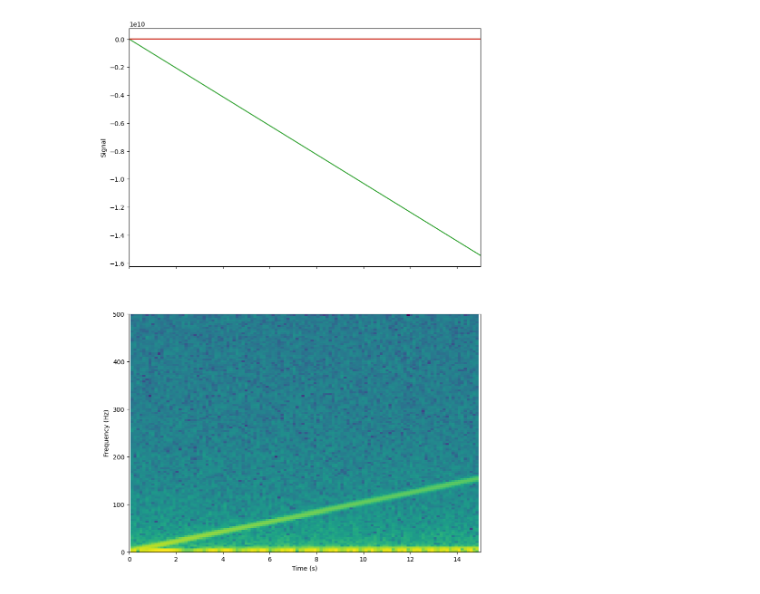
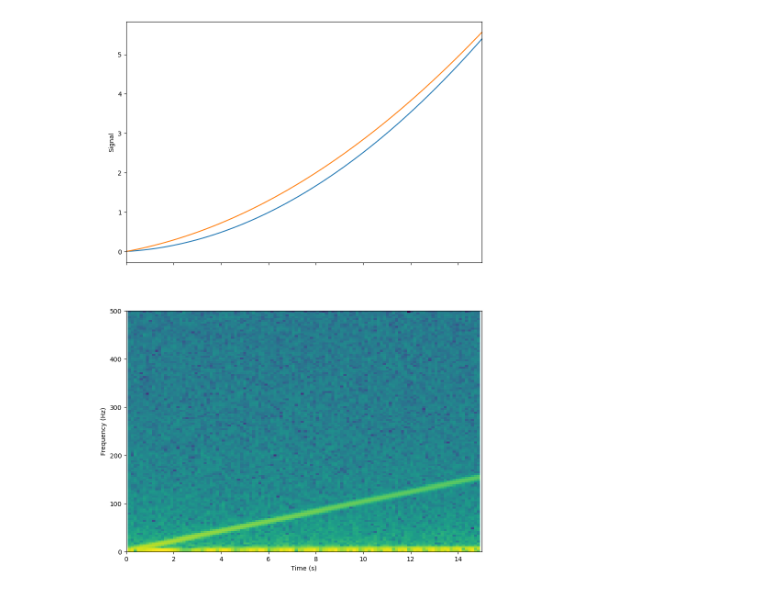
Before and after one commit to AJ92/SimITL, a Jupyter notebook: noise.ipynb, the cells around one changed output. Saved outputs shown, nothing was run; the diff lists cells and outputs as text; code cells hidden in the pictures.

```diff
--- a/noise.ipynb
+++ b/noise.ipynb
@@ -24,9 +24,13 @@ def lowpass(dt, cutoffFrequency, value):
   return output
 
 
-propThrustFactor = 2.1
+propThrustFactor = 2.13844
 propAFactor = 0.375e-08
 propMaxRpm = 22000
+
+propThrustFactor2 = 5.3
+propAFactor2 = 3.0e-09
+propMaxRpm2 = 35000
 
 
 # Fixing random state for reproducibility
@@ -41,7 +45,7 @@ time = 15
 maxRpm1 = 60
 maxRpm2 = 120
 maxRpm3 = 4640
-maxRpm4 = 27000
+maxRpm4 = 36000
 
 t = np.arange(0.0, time, dt)
 
@@ -55,37 +59,38 @@ s2x = oscillation1f(1.0, rpmToHz(rpm2),t)
 s3x = oscillation1f(1.0, rpmToHz(rpm3),t)
 
 # add some noise into the mix
 nse1 = 0.5 * np.random.random(size=len(t))
 
 sig = s1x + s2x + s3x + nse1
 
-thrust = ((propThrustFactor - propAFactor * propMaxRpm*propMaxRpm) / propMaxRpm) * rpm4 + propAFactor * rpm4 * rpm4
-thrust2 = ((propThrustFactor - propAFactor * propMaxRpm) / propMaxRpm) * rpm4 + propAFactor * rpm4 * rpm4
+thrustZeroVel = ((propThrustFactor - propAFactor * propMaxRpm*propMaxRpm) / propMaxRpm) * rpm4 + propAFactor * rpm4 * rpm4
+thrustZeroVel2 = ((propThrustFactor2 - propAFactor2 * propMaxRpm2*propMaxRpm2) / propMaxRpm2) * rpm4 + propAFactor2 * rpm4 * rpm4
+
 
 x = np.vectorize(lowpass)(dt, 10, sig)
 
 NFFT = 256  # the length of the windowing segments
 Fs = 1/dt  # the sampling frequency
 
 fig, (ax1, ax2) = plt.subplots(nrows=2, sharex=True, figsize=(10, 15))
-ax1.plot(t, sig)
-ax1.plot(t, x)
-ax1.plot(t, thrust)
-ax1.plot(t, thrust2)
+#ax1.plot(t, sig)
+#ax1.plot(t, x)
+ax1.plot(t, thrustZeroVel)
+ax1.plot(t, thrustZeroVel2)
 
 ax1.set_ylabel('Signal')
 
 Pxx, freqs, bins, im = ax2.specgram(x, NFFT=NFFT, Fs=Fs, mode='psd')
 # The `specgram` method returns 4 objects. They are:
 # - Pxx: the periodogram
 # - freqs: the frequency vector
 # - bins: the centers of the time bins
 # - im: the .image.AxesImage instance representing the data in the plot
 ax2.set_xlabel('Time (s)')
 ax2.set_ylabel('Frequency (Hz)')
 ax2.set_xlim(0, time)
 ax2.set_ylim(0, 500)
 
 plt.show()
 # %% [output]
-[figure, old version]
+[figure, new version]
```
Also changed, not shown: 1 other file.
